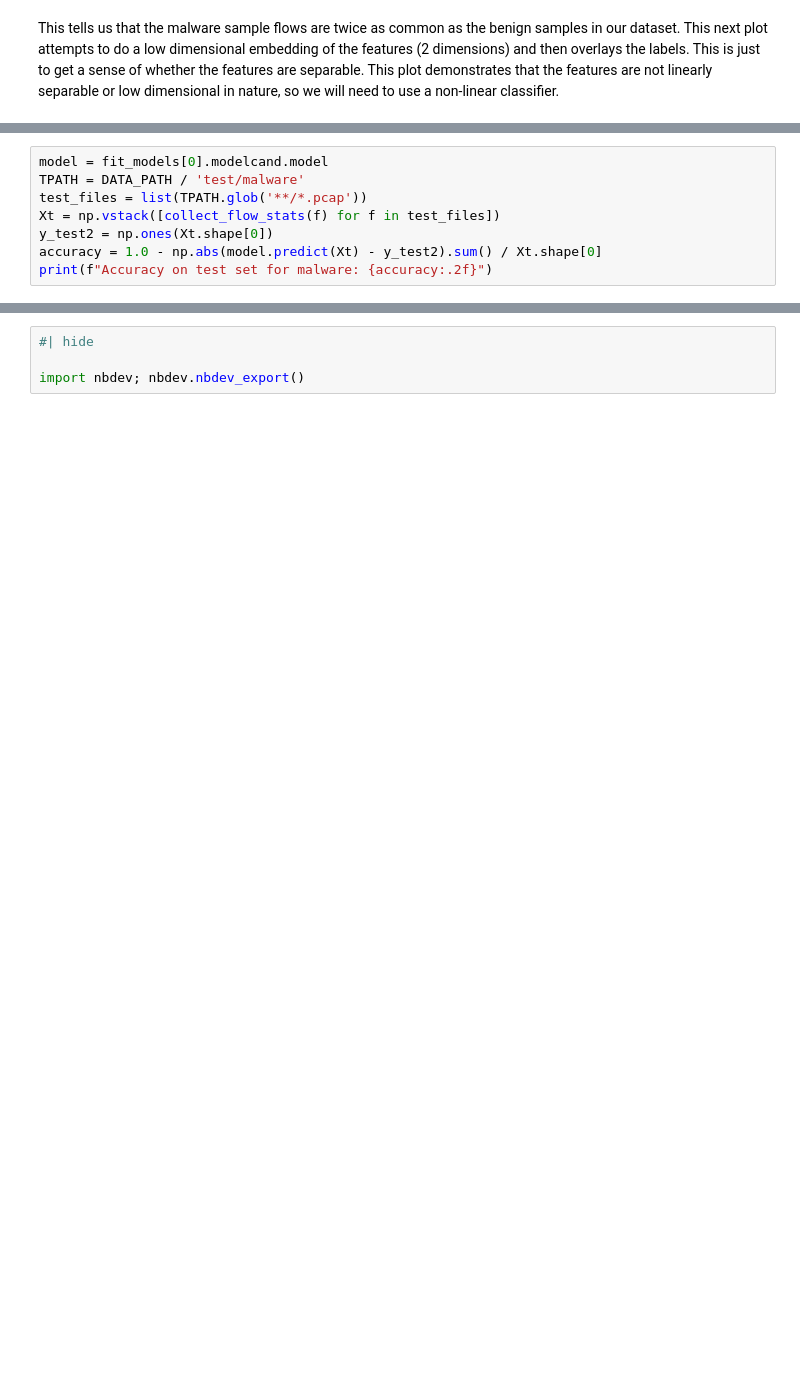
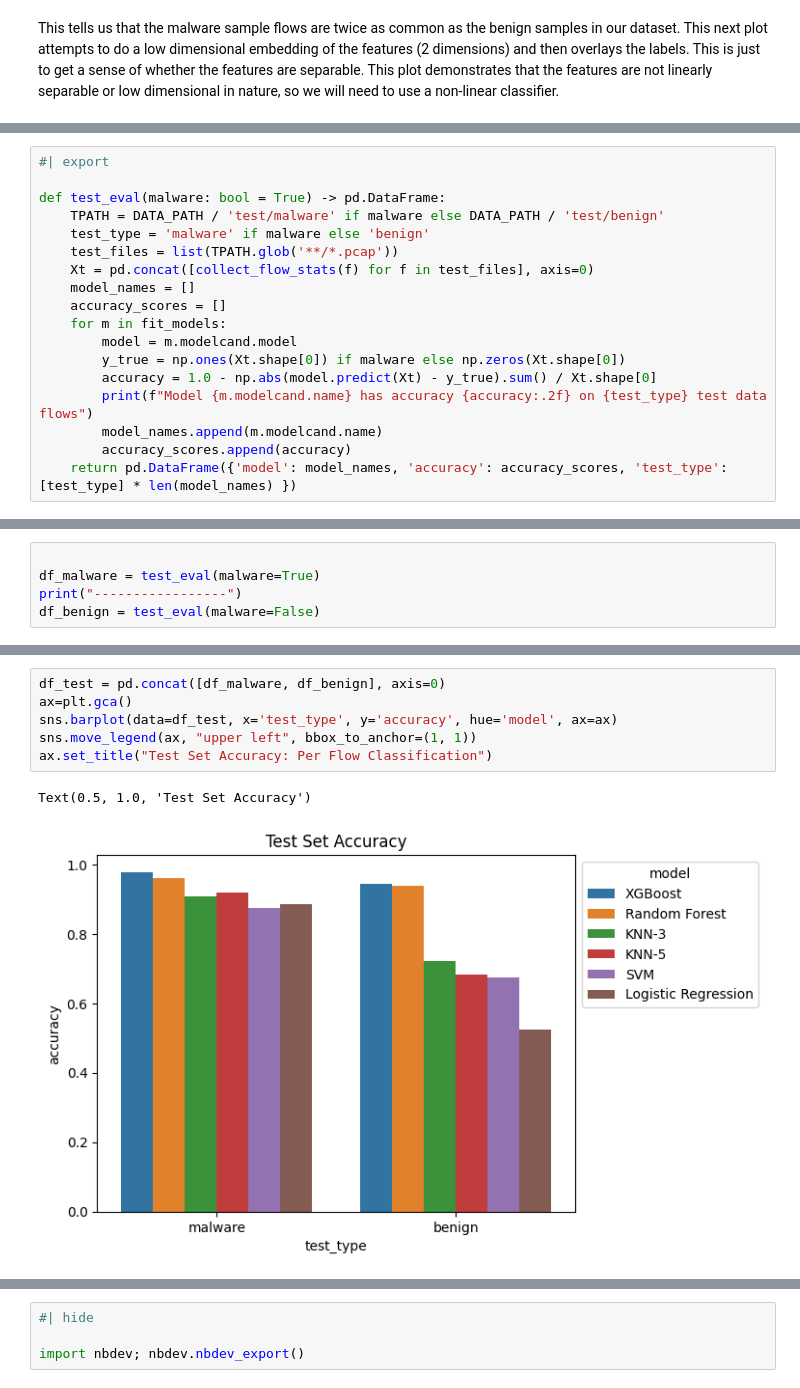
Before and after one commit to khannay/mdetect, a Jupyter notebook: nbs/00_core.ipynb, the cells around one changed output, grey strips where cells are left out. Cells and saved outputs as stored; diff of their text form; blank space fills up the shorter version.

```diff
--- a/nbs/00_core.ipynb
+++ b/nbs/00_core.ipynb
@@ -1113,8 +1199,18 @@ for model in fit_models:
 # %%
-model = fit_models[0].modelcand.model
-TPATH = DATA_PATH / 'test/malware'
-test_files = list(TPATH.glob('**/*.pcap'))
-Xt = np.vstack([collect_flow_stats(f) for f in test_files])
-y_test2 = np.ones(Xt.shape[0])
-accuracy = 1.0 - np.abs(model.predict(Xt) - y_test2).sum() / Xt.shape[0]
-print(f"Accuracy on test set for malware: {accuracy:.2f}")
+#| export
+
+def test_eval(malware: bool = True) -> pd.DataFrame:
+    TPATH = DATA_PATH / 'test/malware' if malware else DATA_PATH / 'test/benign'
+    test_type = 'malware' if malware else 'benign'
+    test_files = list(TPATH.glob('**/*.pcap'))
+    Xt = pd.concat([collect_flow_stats(f) for f in test_files], axis=0)
+    model_names = []
+    accuracy_scores = []
+    for m in fit_models:
+        model = m.modelcand.model
+        y_true = np.ones(Xt.shape[0]) if malware else np.zeros(Xt.shape[0])
+        accuracy = 1.0 - np.abs(model.predict(Xt) - y_true).sum() / Xt.shape[0]
+        print(f"Model {m.modelcand.name} has accuracy {accuracy:.2f} on {test_type} test data flows")
+        model_names.append(m.modelcand.name)
+        accuracy_scores.append(accuracy)
+    return pd.DataFrame({'model': model_names, 'accuracy': accuracy_scores, 'test_type': [test_type] * len(model_names) })
@@ -1147,0 +1217,5 @@ array([1, 1, 1, ..., 1, 0, 0])
+# %%
+
+df_malware = test_eval(malware=True)
+print("-----------------")
+df_benign = test_eval(malware=False)
@@ -1147,0 +1236,9 @@ array([1, 1, 1, ..., 1, 0, 0])
+# %%
+df_test = pd.concat([df_malware, df_benign], axis=0)
+ax=plt.gca()
+sns.barplot(data=df_test, x='test_type', y='accuracy', hue='model', ax=ax)
+sns.move_legend(ax, "upper left", bbox_to_anchor=(1, 1))
+ax.set_title("Test Set Accuracy: Per Flow Classification")
+# %% [output]
+Text(0.5, 1.0, 'Test Set Accuracy')
+[figure, added]
```
Also changed, not shown: parts of 42 cells of this notebook, 38 other files.
